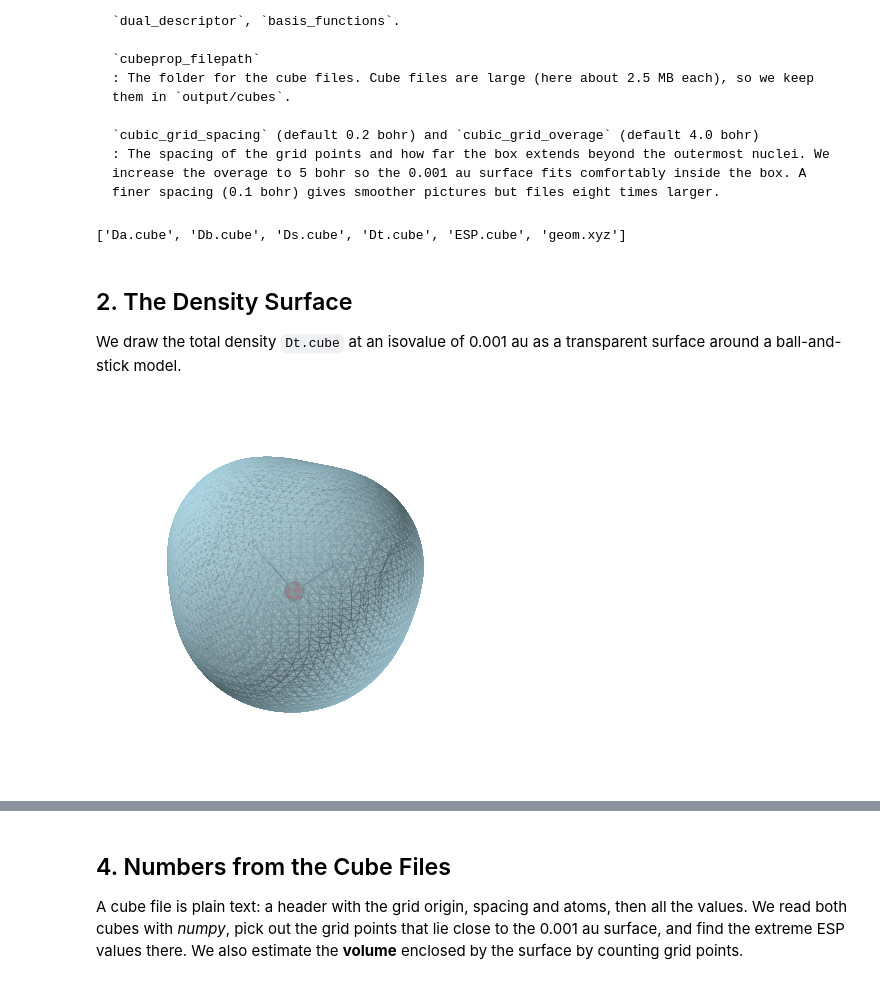
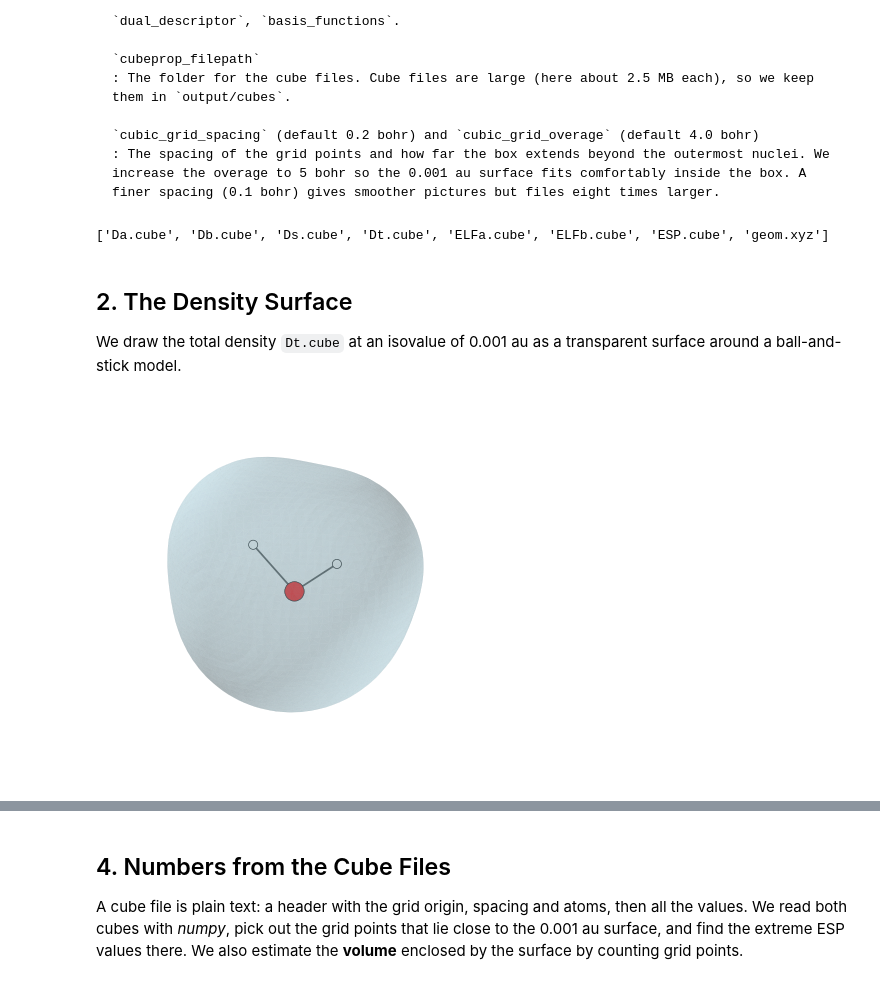
Before and after one commit to blinkletter/UsingPsi4v2, a Jupyter notebook: temp/08-surfaces.ipynb, the cells around one changed output, grey strips where cells are left out. Cells and saved outputs as stored; diff of their text form; code cells hidden in the pictures.

```diff
--- a/temp/08-surfaces.ipynb
+++ b/temp/08-surfaces.ipynb
@@ -116,7 +112,7 @@ H 1 0.9578 2 104.48
 psi4.set_options({
     "basis": "aug-cc-pvdz",
     "scf_type": "df",
-    "cubeprop_tasks": ["density", "esp"],
+    "cubeprop_tasks": ["density", "elf"],
     "cubeprop_filepath": str(cube_dir),
     "cubic_grid_spacing": [0.2, 0.2, 0.2],
     "cubic_grid_overage": [5.0, 5.0, 5.0],
@@ -126,15 +122,15 @@ E, wfn = psi4.energy("b3lyp", molecule=water, return_wfn=True)
 psi4.cubeprop(wfn)
 print(sorted(p.name for p in cube_dir.iterdir()))
 # %% [output]
-['Da.cube', 'Db.cube', 'Ds.cube', 'Dt.cube', 'ESP.cube', 'geom.xyz']
+['Da.cube', 'Db.cube', 'Ds.cube', 'Dt.cube', 'ELFa.cube', 'ELFb.cube', 'ESP.cube', 'geom.xyz']
 # %% [markdown]
 ## 2. The Density Surface
 
 We draw the total density `Dt.cube` at an isovalue of 0.001 au as a transparent surface around a ball-and-stick model.
 # %%
-ph.show_density(cube_dir / "Dt.cube", isoval=0.001, mol=water, interactive=INTERACTIVE)
+ph.show_density(cube_dir / "Dt.cube", isoval=0.001, mol=water, interactive=INTERACTIVE, transparency=0.7)
 # %% [output]
-[figure, old version]
+[figure, new version]
 # %% [markdown]
 ## 3. Mapping the Electrostatic Potential
 
```
Also changed, not shown: parts of 3 cells of this notebook, 5 other files.
